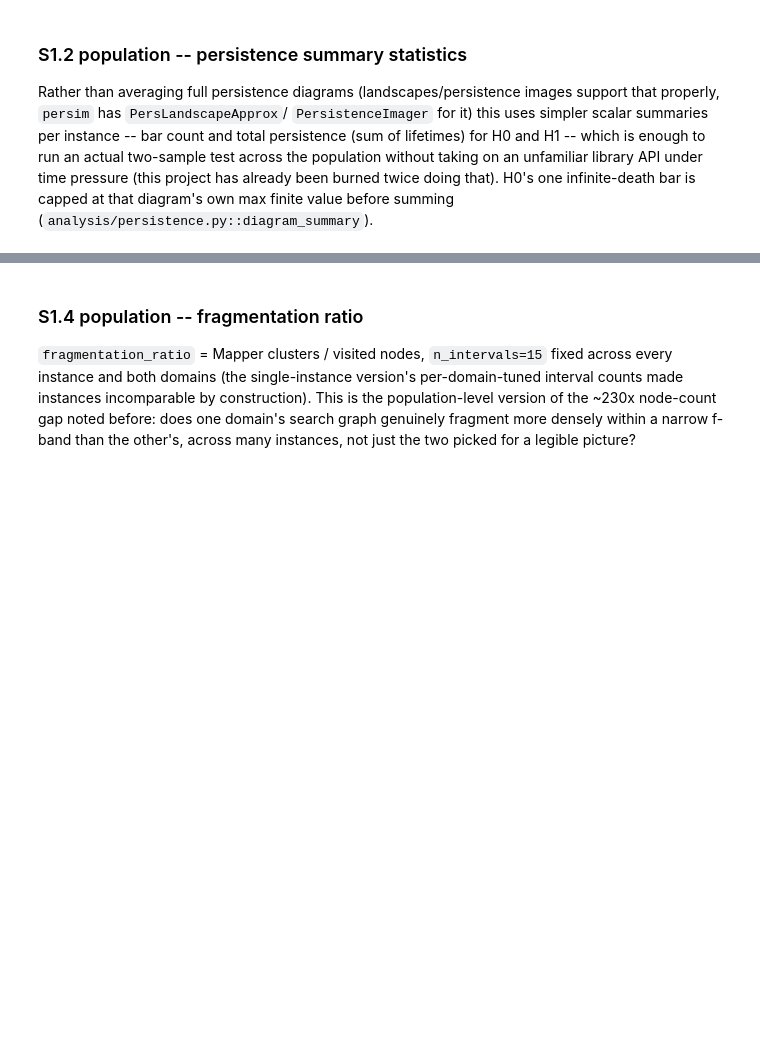
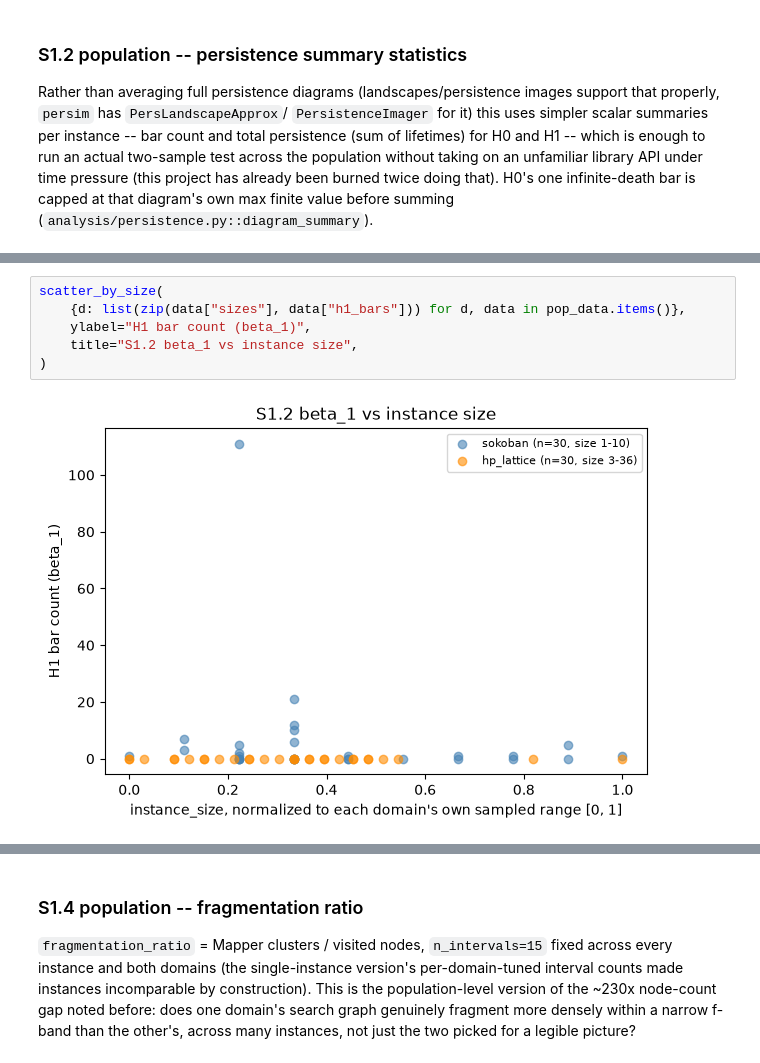
Before and after one commit to ImaginaryLogs/MSALGCM-sokobot-analysis, a Jupyter notebook: notebooks/cross_domain_analysis.ipynb, the cells around one changed output, grey strips where cells are left out. Saved outputs shown, nothing was run; the diff lists cells and outputs as text; blank space fills up the shorter version.

```diff
--- a/notebooks/cross_domain_analysis.ipynb
+++ b/notebooks/cross_domain_analysis.ipynb
@@ -305,0 +398,8 @@ plt.show()
+# %%
+scatter_by_size(
+    {d: list(zip(data["sizes"], data["h1_bars"])) for d, data in pop_data.items()},
+    ylabel="H1 bar count (beta_1)",
+    title="S1.2 beta_1 vs instance size",
+)
+# %% [output]
+[figure, added]
```
Also changed, not shown: parts of 70 cells of this notebook, 16 other files.
